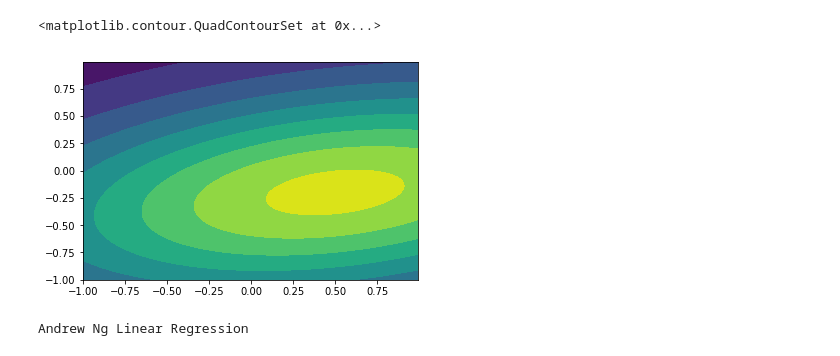
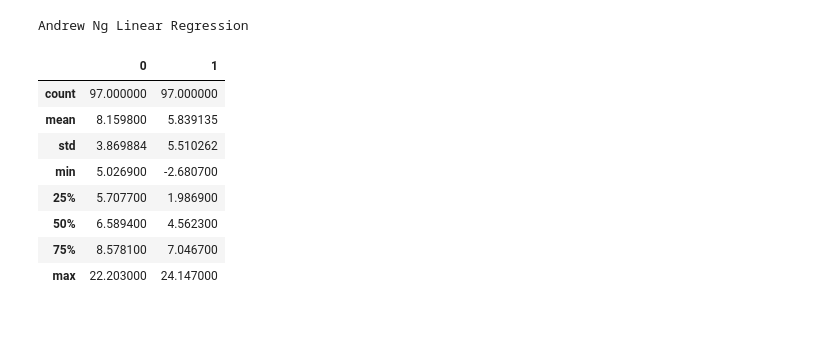
Before and after one commit to aist2000/ML-public, a Jupyter notebook: ANG_Ex1.ipynb, the cells around one changed output. Drawn from its saved outputs; the diff is of its cells as text; code cells hidden in the pictures; blank space fills up the shorter version.

```diff
--- a/ANG_Ex1.ipynb
+++ b/ANG_Ex1.ipynb
@@ -19,13 +8,3 @@ ax.plot(x, y)
-# %%
-x, y = np.mgrid[-1:1:.01, -1:1:.01]
-pos = np.dstack((x, y))
-rv = multivariate_normal([0.5, -0.2], [[2.0, 0.3], [0.3, 0.5]])
-fig2 = plt.figure()
-ax2 = fig2.add_subplot(111)
-ax2.contourf(x, y, rv.pdf(pos))
-# %% [output]
-<matplotlib.contour.QuadContourSet at 0x...>
-[figure, removed]
 # %%
 print("Andrew Ng Linear Regression")
 # %% [output]
@@ -32,0 +14,15 @@ Andrew Ng Linear Regression
+# %%
+url="https://raw.githubusercontent.com/aist2000/ml-test/master/py/machine-learning-ex1/ex1data1.txt"
+data = pd.read_csv(url, header=None)
+data.head()
+data.describe()
+# %% [output]
+|  | 0 | 1 |
+| count | 97.000000 | 97.000000 |
+| mean | 8.159800 | 5.839135 |
+| std | 3.869884 | 5.510262 |
+| min | 5.026900 | -2.680700 |
+| 25% | 5.707700 | 1.986900 |
+| 50% | 6.589400 | 4.562300 |
+| 75% | 8.578100 | 7.046700 |
+| max | 22.203000 | 24.147000 |
```
Also changed, not shown: parts of 13 cells of this notebook.
